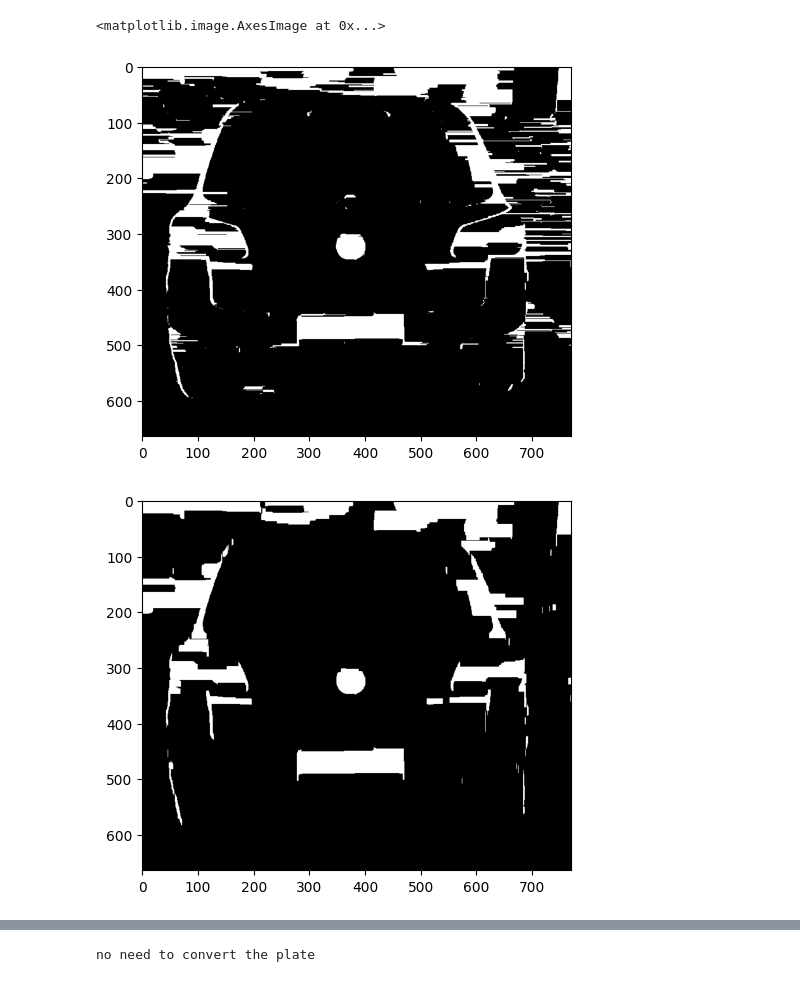
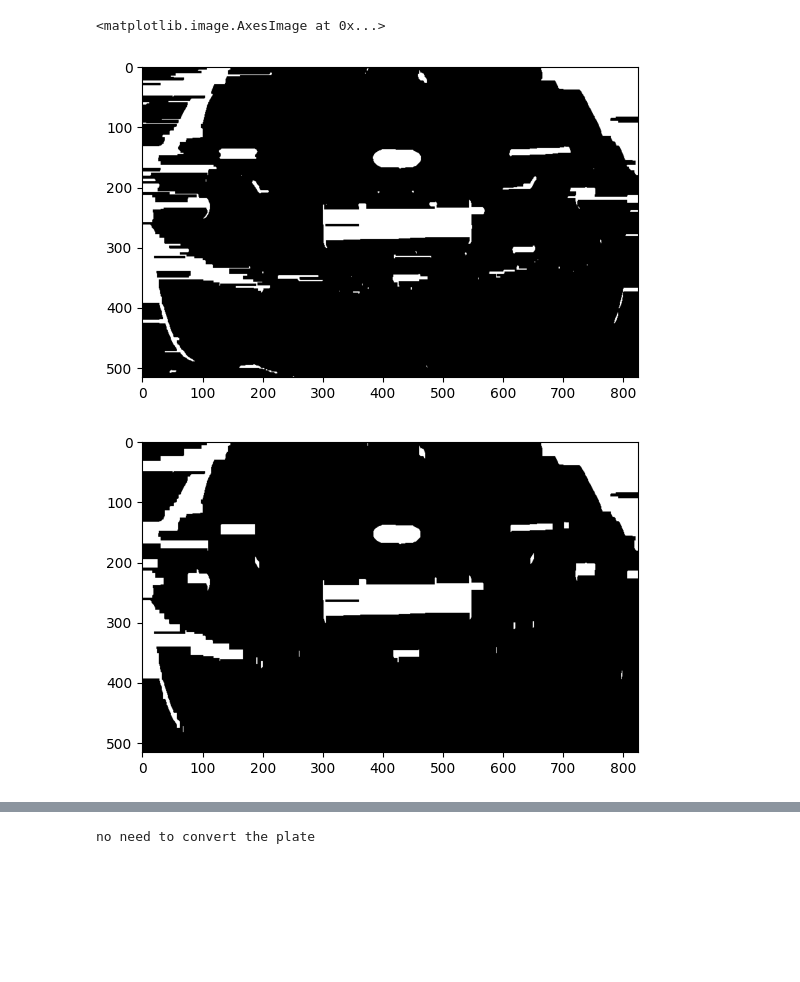
Before and after one commit to Kyao4/Msc-Project_Tsetlin-Machine, a Jupyter notebook: Final_Recognition_System.ipynb, the cells around one changed output, grey strips where cells are left out. Saved outputs shown, nothing was run; the diff lists cells and outputs as text; code cells hidden in the pictures; blank space fills up the shorter version.

```diff
--- a/Final_Recognition_System.ipynb
+++ b/Final_Recognition_System.ipynb
@@ -1,12 +1,18 @@
 # %%
 import cv2
+import os
+import shutil
+import pickle
+import numpy as np
 from matplotlib import pyplot as plt
+
 def plt_rgb(img):
     b,g,r = cv2.split(img)
     img = cv2.merge([r, g, b])
     plt.imshow(img)
     plt.show()
-Read_imgPath = './full_car/t3.png'
+
+Read_imgPath = './full_car/t23.png'
 Write_imgPath = './Recognition/'
 Pic_differ ='_1.png'
 # %%
@@ -18,6 +24,6 @@ plt_rgb(org_image)
 # Gaussian blurring is used to remove noise while retaining key components and edge information, serving as a precursor for edge extraction.
 # A (3,3) Gaussian kernel size is used, where a larger kernel results in more blurring, and the kernel size must be an odd number.
 #Setting the standard deviation to 0 allows OpenCV to automatically configure it.
-blur_image = cv2.GaussianBlur(org_image, (5, 5), 0)
+blur_image = cv2.GaussianBlur(org_image, (9, 9), 0)
 plt_rgb(blur_image)
 # %% [output]
@@ -25,6 +31,6 @@ plt_rgb(blur_image)
 # %%
 # Grayscale
-gray_image = cv2.cvtColor(org_image, cv2.COLOR_RGB2GRAY)
+gray_image = cv2.cvtColor(blur_image, cv2.COLOR_RGB2GRAY)
 plt.imshow(gray_image, cmap='gray')
 # %% [output]
 <matplotlib.image.AxesImage at 0x...>
@@ -58,7 +64,7 @@ plt.imshow(bi_image, cmap='gray')
 # Morphological closing operation connects adjacent white regions into a single entity and fills holes, preparing for the extraction of the entire license plate.
 # cv2.getStructuringElement is used for morphological operations to generate a structuring rectangle, which determines the extent of filling.
 # The larger the value, the larger the filled area.
-kernelX = cv2.getStructuringElement(cv2.MORPH_RECT, (17, 1))
+kernelX = cv2.getStructuringElement(cv2.MORPH_RECT, (18, 2))
 print(kernelX)
 
 # Perform morphological closing operation.
@@ -71,25 +78,25 @@ plt.imshow(closed_image, cmap='gray')
 # %%
 # Erosion occurs when any black pixel is present within the structuring element's coverage of the foreground, causing the entire area to erode into the background.
 # Dilation, on the other hand, fills the entire area with white if any white pixel is present within the coverage.
 # This process helps remove small white spots.
-kernelX = cv2.getStructuringElement(cv2.MORPH_RECT, (20, 1))
-kernelY = cv2.getStructuringElement(cv2.MORPH_RECT, (1, 10))
+kernel_axis_X = cv2.getStructuringElement(cv2.MORPH_RECT, (20, 1))
+kernel_axis_Y = cv2.getStructuringElement(cv2.MORPH_RECT, (1, 10))
 
 # Dilation, erosion, and closing operations are used to connect small breaks in the horizontal direction.
-dil_image_X = cv2.dilate(closed_image, kernelX)
-ero_image_X = cv2.erode(dil_image_X, kernelX)
+dil_image_X = cv2.dilate(closed_image, kernel_axis_X)
+ero_image_X = cv2.erode(dil_image_X, kernel_axis_X)
 plt.figure()
 plt.imshow(ero_image_X, cmap='gray')
 
 # Erosion, dilation, and opening operations are used to eliminate small noise in the vertical direction.
-ero_image_Y = cv2.erode(ero_image_X, kernelY)
-dil_image_Y = cv2.dilate(ero_image_Y, kernelY)
+ero_image_Y = cv2.erode(ero_image_X, kernel_axis_Y)
+dil_image_Y = cv2.dilate(ero_image_Y, kernel_axis_Y)
 plt.figure()
 plt.imshow(dil_image_Y, cmap='gray')
 # %% [output]
 <matplotlib.image.AxesImage at 0x...>
-[figure, old version]
+[figure, new version]
-[figure, old version]
+[figure, new version]
 # %%
 # Median filtering transforms each pixel's value into the median of its own value and the values of neighboring pixels, effectively reducing unnecessary noise.
 # 15 represents the size of the filtering region; the larger the value, the stronger the effect, but it may also remove parts that should be retained.
```
Also changed, not shown: parts of 24 cells of this notebook.
